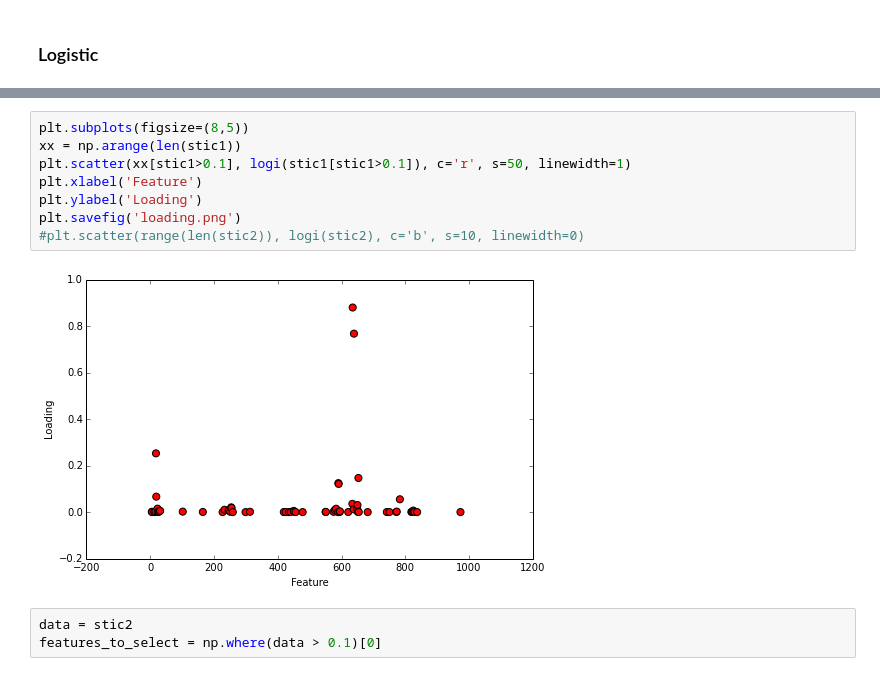
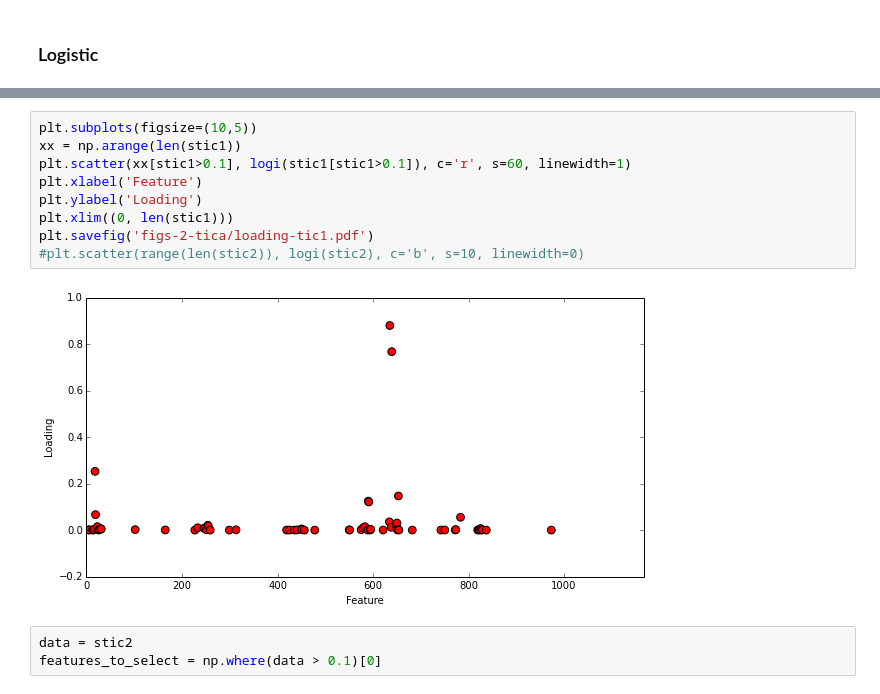
Before and after one commit to mpharrigan/wetmsm, a Jupyter notebook: ipython/bphc/bphc_water/4-bphc_vmd-highlight.ipynb, the cells around one changed output, grey strips where cells are left out. Saved outputs shown, nothing was run; the diff lists cells and outputs as text.

```diff
--- a/ipython/bphc/bphc_water/4-bphc_vmd-highlight.ipynb
+++ b/ipython/bphc/bphc_water/4-bphc_vmd-highlight.ipynb
@@ -49,13 +87,14 @@ plt.plot(x, logi(x, 0.8, 0.1))
 # %%
-plt.subplots(figsize=(8,5))
+plt.subplots(figsize=(10,5))
 xx = np.arange(len(stic1))
-plt.scatter(xx[stic1>0.1], logi(stic1[stic1>0.1]), c='r', s=50, linewidth=1)
+plt.scatter(xx[stic1>0.1], logi(stic1[stic1>0.1]), c='r', s=60, linewidth=1)
 plt.xlabel('Feature')
 plt.ylabel('Loading')
-plt.savefig('loading.png')
+plt.xlim((0, len(stic1)))
+plt.savefig('figs-2-tica/loading-tic1.pdf')
 #plt.scatter(range(len(stic2)), logi(stic2), c='b', s=10, linewidth=0)
 # %% [output]
-[figure, old version]
+[figure, new version]
 # %%
 data = stic2
 features_to_select = np.where(data > 0.1)[0]
```
Also changed, not shown: parts of 7 cells of this notebook, 11 other files.
